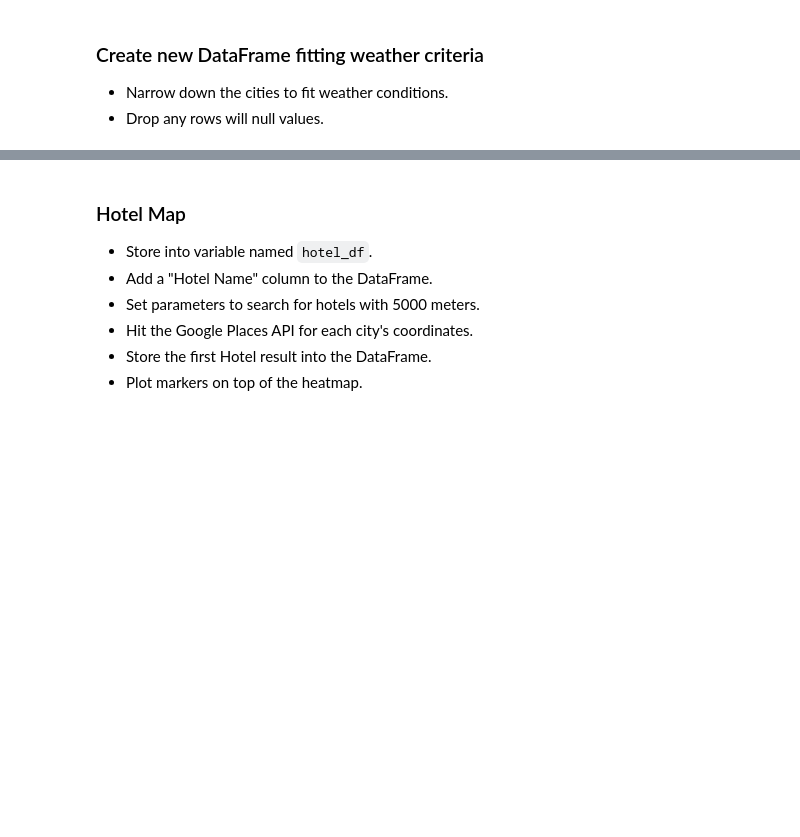
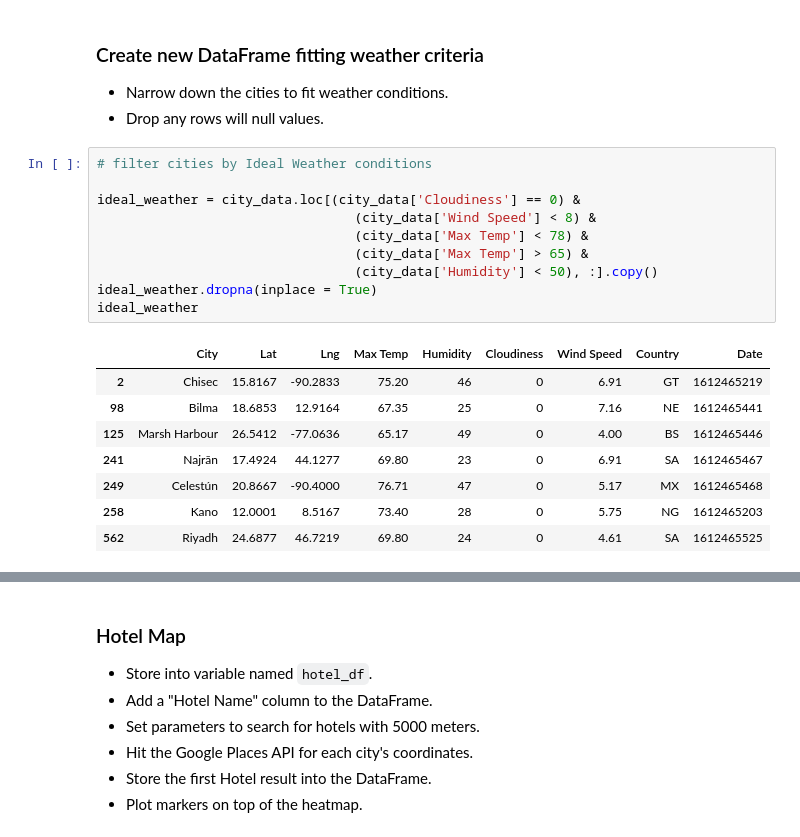
Before and after one commit to vandrade88/python-api-challenge, a Jupyter notebook: VacationPy/VacationPy.ipynb, the cells around one changed output, grey strips where cells are left out. Drawn from its saved outputs; the diff is of its cells as text; blank space fills up the shorter version.

```diff
--- a/VacationPy/VacationPy.ipynb
+++ b/VacationPy/VacationPy.ipynb
@@ -98,3 +98,22 @@ fig
 ### Create new DataFrame fitting weather criteria
 * Narrow down the cities to fit weather conditions.
 * Drop any rows will null values.
+# %%
+# filter cities by Ideal Weather conditions
+
+ideal_weather = city_data.loc[(city_data['Cloudiness'] == 0) &
+                                 (city_data['Wind Speed'] < 8) &
+                                 (city_data['Max Temp'] < 78) &
+                                 (city_data['Max Temp'] > 65) &
+                                 (city_data['Humidity'] < 50), :].copy()
+ideal_weather.dropna(inplace = True)
+ideal_weather
+# %% [output]
+|  | City | Lat | Lng | Max Temp | Humidity | Cloudiness | Wind Speed | Country | Date |
+| 2 | Chisec | 15.8167 | -90.2833 | 75.20 | 46 | 0 | 6.91 | GT | 1612465219 |
+| 98 | Bilma | 18.6853 | 12.9164 | 67.35 | 25 | 0 | 7.16 | NE | 1612465441 |
+| 125 | Marsh Harbour | 26.5412 | -77.0636 | 65.17 | 49 | 0 | 4.00 | BS | 1612465446 |
+| 241 | Najrān | 17.4924 | 44.1277 | 69.80 | 23 | 0 | 6.91 | SA | 1612465467 |
+| 249 | Celestún | 20.8667 | -90.4000 | 76.71 | 47 | 0 | 5.17 | MX | 1612465468 |
+| 258 | Kano | 12.0001 | 8.5167 | 73.40 | 28 | 0 | 5.75 | NG | 1612465203 |
+| 562 | Riyadh | 24.6877 | 46.7219 | 69.80 | 24 | 0 | 4.61 | SA | 1612465525 |
```
Also changed, not shown: parts of 7 cells of this notebook, 2 other files.
